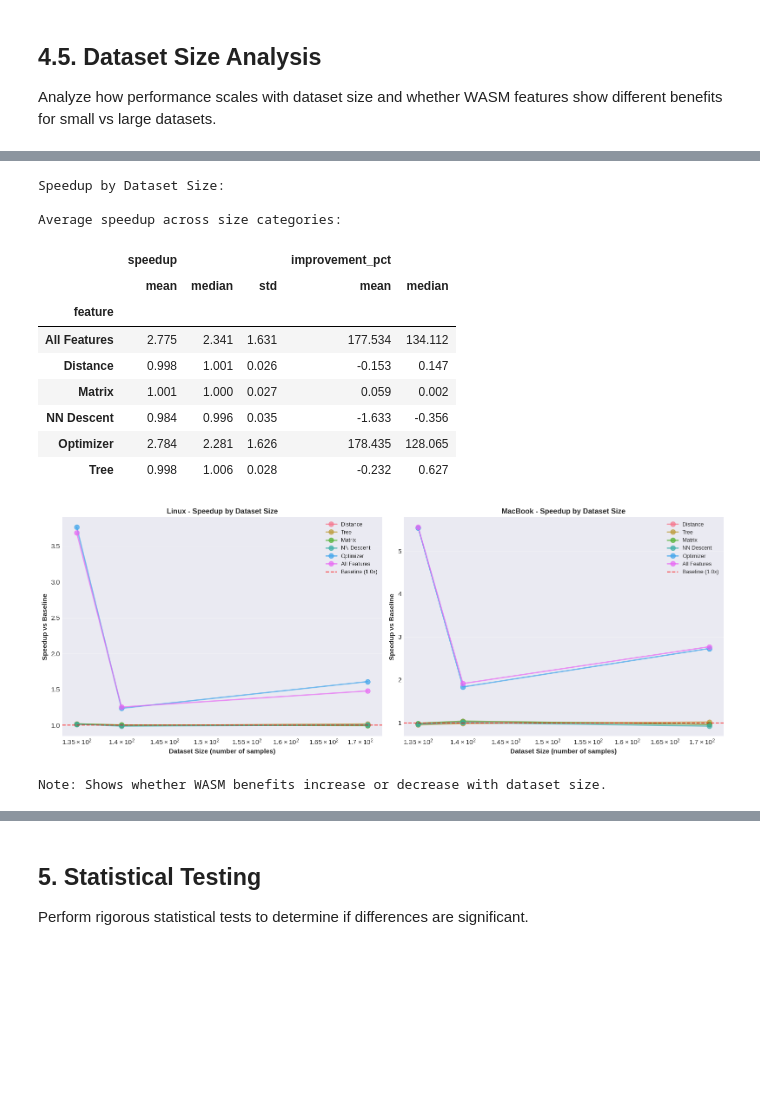
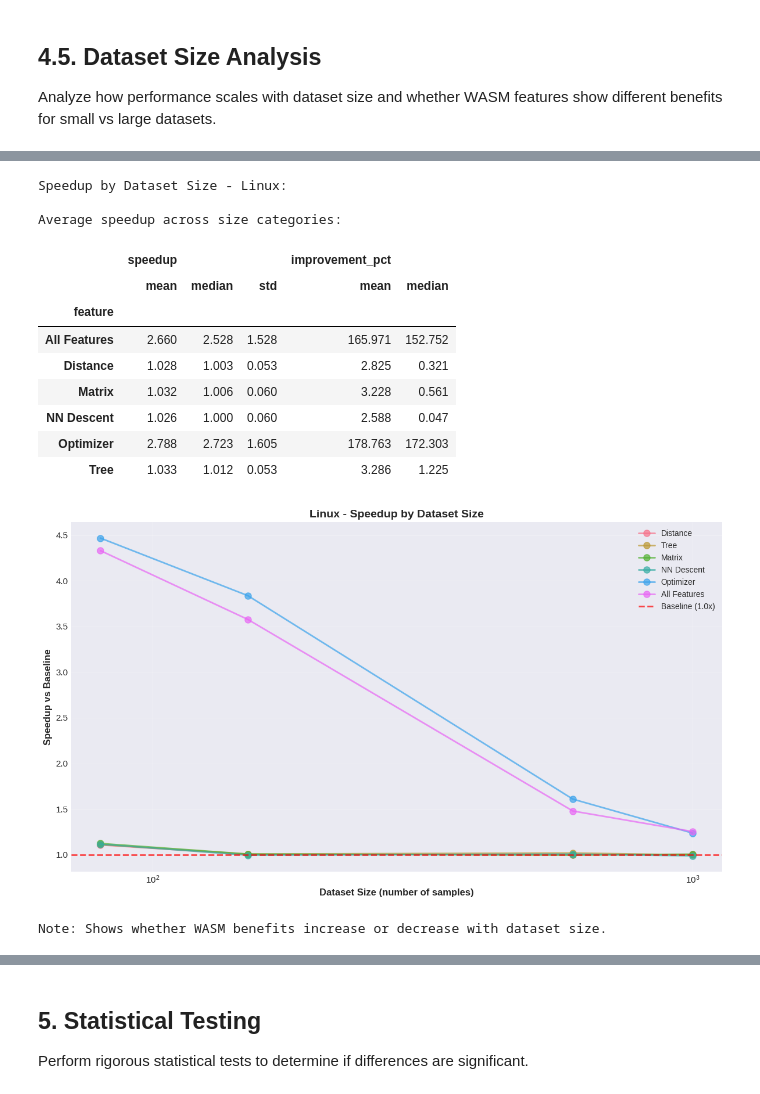
Before and after one commit to elarsaks/umap-bench, a Jupyter notebook: bench/analysis.ipynb, the cells around one changed output, grey strips where cells are left out. Cells and saved outputs as stored; diff of their text form; code cells hidden in the pictures; blank space fills up the shorter version.

```diff
--- a/bench/analysis.ipynb
+++ b/bench/analysis.ipynb
@@ -352,7 +362,7 @@ Analyze how performance scales with dataset size and whether WASM features show
 # %%
 # Extract dataset size information from the existing 'dataset_size' column
 # This column is already in the CSV from the benchmark runs
-df_clean['dataset_size'] = pd.to_numeric(df_clean['dataset_size'], errors='coerce')
+df_analysis['dataset_size'] = pd.to_numeric(df_analysis['dataset_size'], errors='coerce')
 
 # Benchmark dataset sizes:
 # Small scope: Iris (150), Small Random (80)
@@ -360,16 +370,16 @@ df_clean['dataset_size'] = pd.to_numeric(df_clean['dataset_size'], errors='coerc
 # Large scope: MNIST-like (1000), 3D Dense Clusters (1000)
 
 # Create size categories based on actual benchmark dataset sizes
-df_clean['size_category'] = pd.cut(
-    df_clean['dataset_size'],
+df_analysis['size_category'] = pd.cut(
+    df_analysis['dataset_size'],
     bins=[0, 200, 800, float('inf')],
     labels=['Small (≤200)', 'Medium (200-800)', 'Large (>800)']
 )
 
 print("Dataset Size Distribution:")
-print(df_clean.groupby('dataset_name')['dataset_size'].first().sort_values())
+print(df_analysis.groupby('dataset_name')['dataset_size'].first().sort_values())
 print(f"\nSize category distribution:")
-print(df_clean['size_category'].value_counts().sort_index())
+print(df_analysis['size_category'].value_counts().sort_index())
 # %% [output]
 Dataset Size Distribution:
 dataset_name
@@ -498,9 +505,9 @@ def calculate_speedup_by_size(df, baseline_feature='Baseline (JS)'):
 
     return pd.DataFrame(results)
 
-speedup_by_size_df = calculate_speedup_by_size(df_clean)
+speedup_by_size_df = calculate_speedup_by_size(df_analysis)
 
-print("Speedup by Dataset Size:")
+print(f"Speedup by Dataset Size - {SELECTED_MACHINE}:")
 print("\nAverage speedup across size categories:")
 speedup_summary_by_size = speedup_by_size_df.groupby('feature').agg({
     'speedup': ['mean', 'median', 'std'],
@@ -508,54 +515,51 @@ speedup_summary_by_size = speedup_by_size_df.groupby('feature').agg({
 }).round(3)
 speedup_summary_by_size
 # %% [output]
-Speedup by Dataset Size:
+Speedup by Dataset Size - Linux:
 
 Average speedup across size categories:
 |  | speedup |  |  | improvement_pct |  |
 |  | mean | median | std | mean | median |
 | feature |  |  |  |  |  |
-| All Features | 2.775 | 2.341 | 1.631 | 177.534 | 134.112 |
-| Distance | 0.998 | 1.001 | 0.026 | -0.153 | 0.147 |
-| Matrix | 1.001 | 1.000 | 0.027 | 0.059 | 0.002 |
-| NN Descent | 0.984 | 0.996 | 0.035 | -1.633 | -0.356 |
-| Optimizer | 2.784 | 2.281 | 1.626 | 178.435 | 128.065 |
-| Tree | 0.998 | 1.006 | 0.028 | -0.232 | 0.627 |
+| All Features | 2.660 | 2.528 | 1.528 | 165.971 | 152.752 |
+| Distance | 1.028 | 1.003 | 0.053 | 2.825 | 0.321 |
+| Matrix | 1.032 | 1.006 | 0.060 | 3.228 | 0.561 |
+| NN Descent | 1.026 | 1.000 | 0.060 | 2.588 | 0.047 |
+| Optimizer | 2.788 | 2.723 | 1.605 | 178.763 | 172.303 |
+| Tree | 1.033 | 1.012 | 0.053 | 3.286 | 1.225 |
 # %%
 # Visualize speedup trends by dataset size
-fig, axes = plt.subplots(1, 2, figsize=(16, 6))
+fig, ax = plt.subplots(figsize=(12, 7))
 
 feature_order = ['Distance', 'Tree', 'Matrix', 'NN Descent', 'Optimizer', 'All Features']
 feature_order = [f for f in feature_order if f in speedup_by_size_df['feature'].unique()]
 
-for idx, machine in enumerate(['Linux', 'MacBook']):
-    machine_data = speedup_by_size_df[speedup_by_size_df['machine'] == machine]
+for feature in feature_order:
+    feature_data = speedup_by_size_df[speedup_by_size_df['feature'] == feature]
+    if len(feature_data) == 0:
+        continue
 
-    for feature in feature_order:
-        feature_data = machine_data[machine_data['feature'] == feature]
-        if len(feature_data) == 0:
-            continue
+    # Sort by dataset size
+    feature_data = feature_data.sort_values('dataset_size')
 
-        # Sort by dataset size
-        feature_data = feature_data.sort_values('dataset_size')
+    ax.plot(feature_data['dataset_size'], feature_data['speedup'],
+           marker='o', label=feature, linewidth=2, markersize=8, alpha=0.7)
 
-        axes[idx].plot(feature_data['dataset_size'], feature_data['speedup'],
-                      marker='o', label=feature, linewidth=2, markersize=8, alpha=0.7)
-
-    axes[idx].axhline(y=1.0, color='red', linestyle='--', linewidth=1.5, alpha=0.7, label='Baseline (1.0x)')
-    axes[idx].set_xlabel('Dataset Size (number of samples)', fontsize=11, fontweight='bold')
-    axes[idx].set_ylabel('Speedup vs Baseline', fontsize=11, fontweight='bold')
-    axes[idx].set_title(f'{machine} - Speedup by Dataset Size', fontsize=12, fontweight='bold')
-    axes[idx].legend(fontsize=9, loc='best')
-    axes[idx].grid(alpha=0.3)
-    axes[idx].set_xscale('log')
+ax.axhline(y=1.0, color='red', linestyle='--', linewidth=2, alpha=0.7, label='Baseline (1.0x)')
+ax.set_xlabel('Dataset Size (number of samples)', fontsize=12, fontweight='bold')
+ax.set_ylabel('Speedup vs Baseline', fontsize=12, fontweight='bold')
+ax.set_title(f'{SELECTED_MACHINE} - Speedup by Dataset Size', fontsize=14, fontweight='bold')
+ax.legend(fontsize=10, loc='best')
+ax.grid(alpha=0.3)
+ax.set_xscale('log')
 
 plt.tight_layout()
 plt.savefig('analysis_outputs/speedup_by_dataset_size.png', bbox_inches='tight')
 plt.show()
 
 print("Note: Shows whether WASM benefits increase or decrease with dataset size.")
 # %% [output]
-[figure, old version]
+[figure, new version]
 Note: Shows whether WASM benefits increase or decrease with dataset size.
 # %%
 # Heatmap of speedup by size category and feature
```
Also changed, not shown: parts of 25 cells of this notebook, 47 other files.
